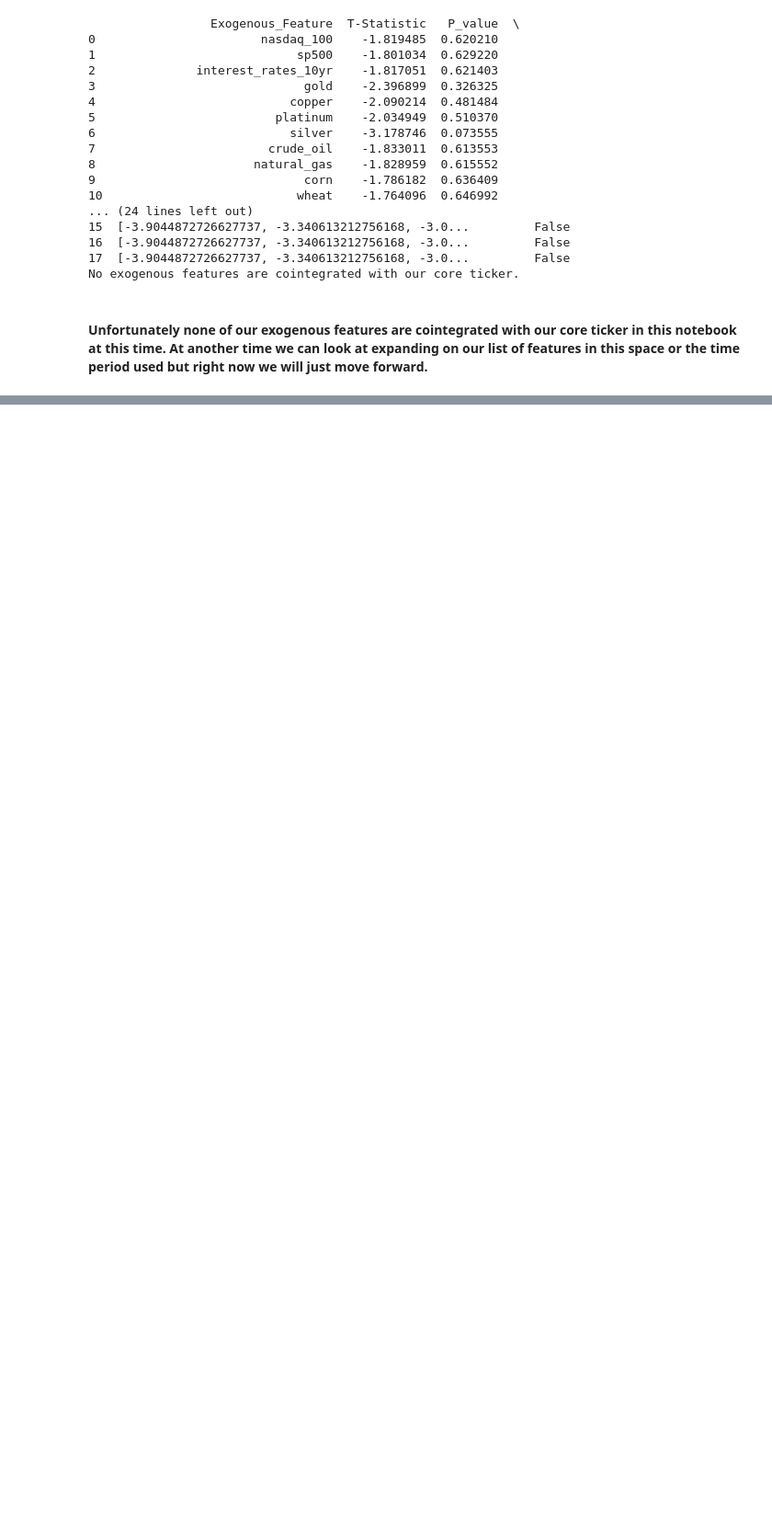
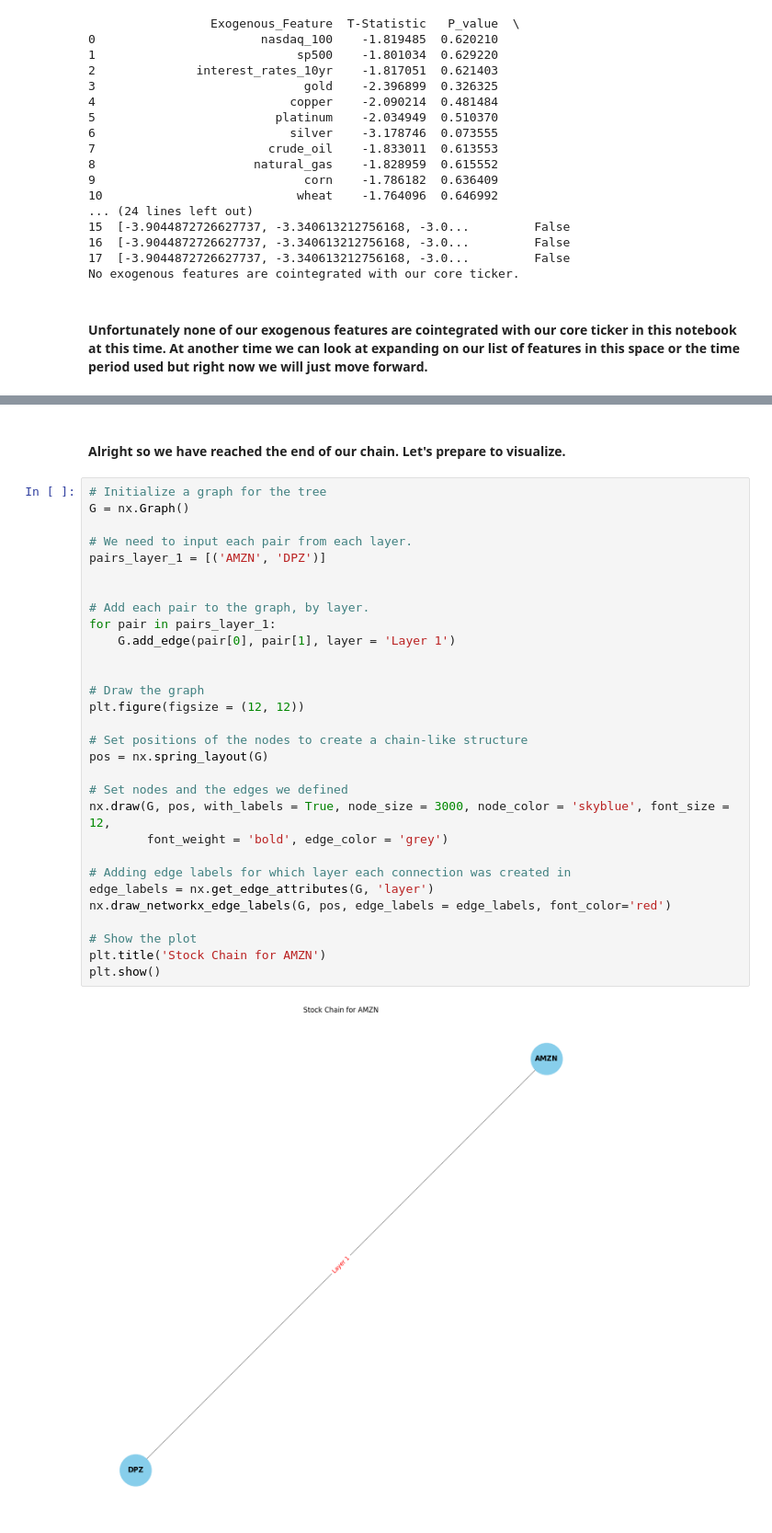
Before and after one commit to Taliwat/Portfolio-Proj-WK, a Jupyter notebook: DL-Strategies/models/cointegration_testing/coint_testing_and_stock_chain_AMZN.ipynb, the cells around one changed output, grey strips where cells are left out. Shown at 92% size. Drawn from its saved outputs; the diff is of its cells as text; blank space fills up the shorter version.

```diff
--- a/DL-Strategies/models/cointegration_testing/coint_testing_and_stock_chain_AMZN.ipynb
+++ b/DL-Strategies/models/cointegration_testing/coint_testing_and_stock_chain_AMZN.ipynb
@@ -453,0 +409,34 @@ plt.show()
+# %% [markdown]
+#### Alright so we have reached the end of our chain.  Let's prepare to visualize.
+# %%
+# Initialize a graph for the tree
+G = nx.Graph()
+
+# We need to input each pair from each layer.
+pairs_layer_1 = [('AMZN', 'DPZ')]
+
+
+# Add each pair to the graph, by layer.
+for pair in pairs_layer_1:
+    G.add_edge(pair[0], pair[1], layer = 'Layer 1')
+
+
+# Draw the graph
+plt.figure(figsize = (12, 12))
+
+# Set positions of the nodes to create a chain-like structure
+pos = nx.spring_layout(G)
+
+# Set nodes and the edges we defined
+nx.draw(G, pos, with_labels = True, node_size = 3000, node_color = 'skyblue', font_size = 12,
+        font_weight = 'bold', edge_color = 'grey')
+
+# Adding edge labels for which layer each connection was created in
+edge_labels = nx.get_edge_attributes(G, 'layer')
+nx.draw_networkx_edge_labels(G, pos, edge_labels = edge_labels, font_color='red')
+
+# Show the plot
+plt.title('Stock Chain for AMZN')
+plt.show()
+# %% [output]
+[figure, added]
```
Also changed, not shown: parts of 36 cells of this notebook, 2 other files.
